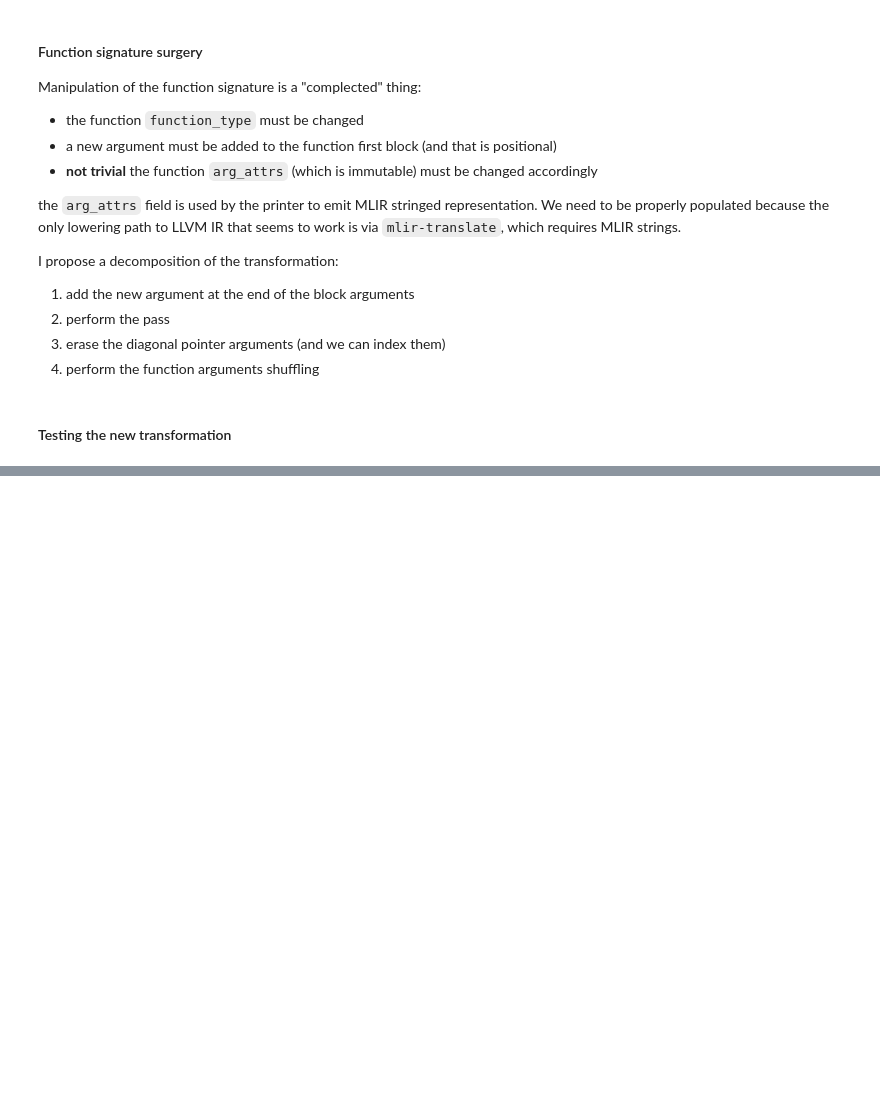
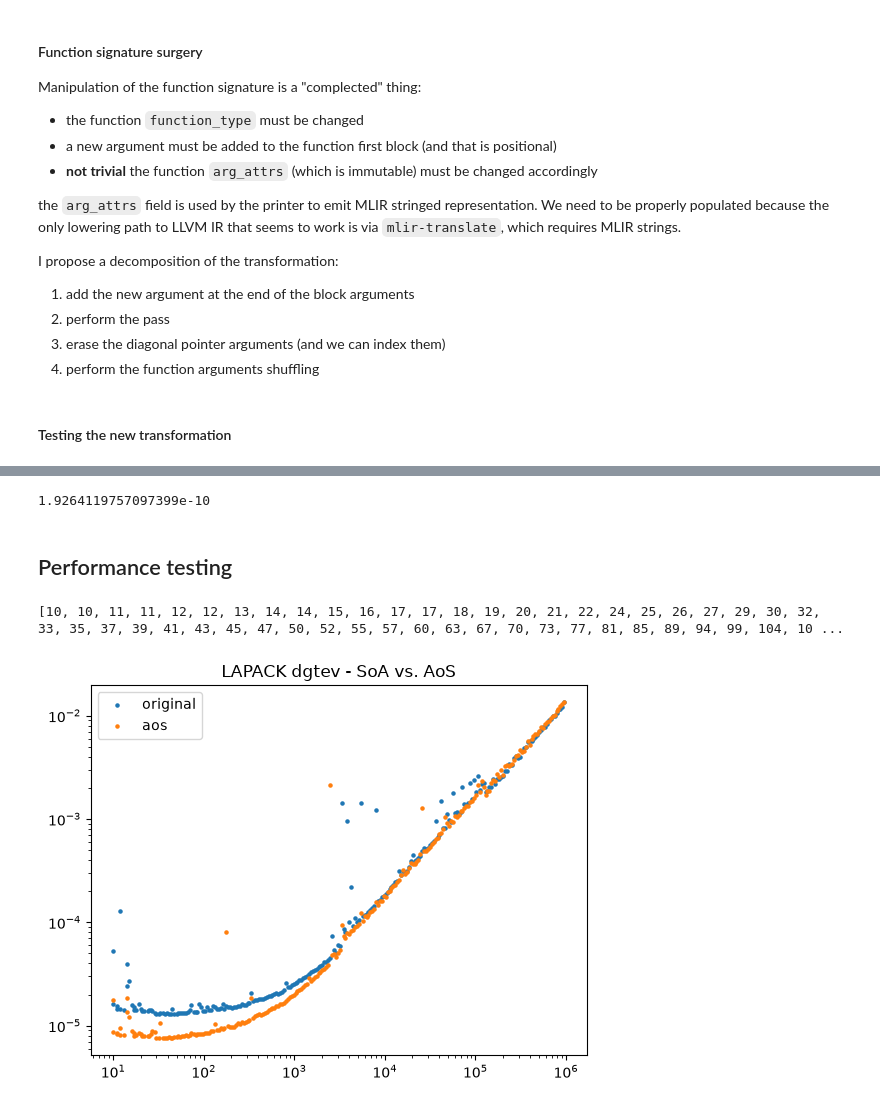
Before and after one commit to FattiMei/peppo, a Jupyter notebook: examples/lapack/lapack.ipynb, the cells around one changed output, grey strips where cells are left out. Drawn from its saved outputs; the diff is of its cells as text; code cells hidden in the pictures; blank space fills up the shorter version.

Commit message:
lapack: complete data layout transformation, with speedup plots

```diff
--- a/examples/lapack/lapack.ipynb
+++ b/examples/lapack/lapack.ipynb
@@ -486,7 +486,7 @@ def solve_tridiagonal_system_lapack(main_diag: np.array, lower_diag: np.array, u
 
     return rhs
 # %%
-main_diag, lower_diag, upper_diag = generate_diagonals(100)
+main_diag, lower_diag, upper_diag = generate_diagonals(1000)
 rhs = np.ones_like(main_diag)
 
 expected = solve_tridiagonal_system_scipy(main_diag, lower_diag, upper_diag, rhs)
@@ -719,0 +764,26 @@ func_ptr
+# %%
+n = 100000
+main_diag, lower_diag, upper_diag = generate_diagonals(n)
+rhs = np.ones(n)
+
+tensor = fill_2d_tensor(main_diag, lower_diag, upper_diag, data_layout_info)
+
+rhs = np.ones_like(main_diag)
+expected = solve_tridiagonal_system_scipy(main_diag, lower_diag, upper_diag, rhs)
+actual = solve_tridiagonal_system_mei(tensor, rhs, dgtsv_aos_func)
+
+print(np.linalg.norm(expected - actual))
+# %% [output]
+1.9264119757097399e-10
+# %% [markdown]
+## Performance testing
+# %%
+N = []
+n = 10
+while n < 1_000_000:
+    N.append(int(n))
+    n *= 1.05
+
+print(N)
+# %% [output]
+[10, 10, 11, 11, 12, 12, 13, 14, 14, 15, 16, 17, 17, 18, 19, 20, 21, 22, 24, 25, 26, 27, 29, 30, 32, 33, 35, 37, 39, 41, 43, 45, 47, 50, 52, 55, 57, 60, 63, 67, 70, 73, 77, 81, 85, 89, 94, 99, 104, 10 ...
@@ -719,0 +792,37 @@ func_ptr
+# %%
+runtimes_soa = []
+runtimes_aos = []
+
+for n in N:
+    main_diag, lower_diag, upper_diag = generate_diagonals(n)
+    tensor = fill_2d_tensor(main_diag, lower_diag, upper_diag, data_layout_info)
+
+    rhs1 = np.ones_like(main_diag)
+    rhs2 = np.ones_like(main_diag)
+
+    start_time = perf_counter()
+    res1 = solve_tridiagonal_system_lapack(main_diag, lower_diag, upper_diag, rhs1)
+    end_time = perf_counter()
+    runtimes_soa.append(end_time - start_time)
+
+    start_time = perf_counter()
+    res2 = solve_tridiagonal_system_mei(tensor, rhs2, dgtsv_aos_func)
+    end_time = perf_counter()
+    runtimes_aos.append(end_time - start_time)
+
+    assert(np.linalg.norm(res1 - res2) == 0.0)
+# %%
+import matplotlib.pyplot as plt
+
+runtimes_soa = np.array(runtimes_soa)
+runtimes_aos = np.array(runtimes_aos)
+
+plt.title('LAPACK dgtev - SoA vs. AoS')
+plt.scatter(N, runtimes_soa, s=5, label='original')
+plt.scatter(N, runtimes_aos, s=5, label='aos')
+plt.xscale('log')
+plt.yscale('log')
+plt.legend()
+plt.show()
+# %% [output]
+[figure, added]
```
Also changed, not shown: parts of 21 cells of this notebook, 1 other file.
